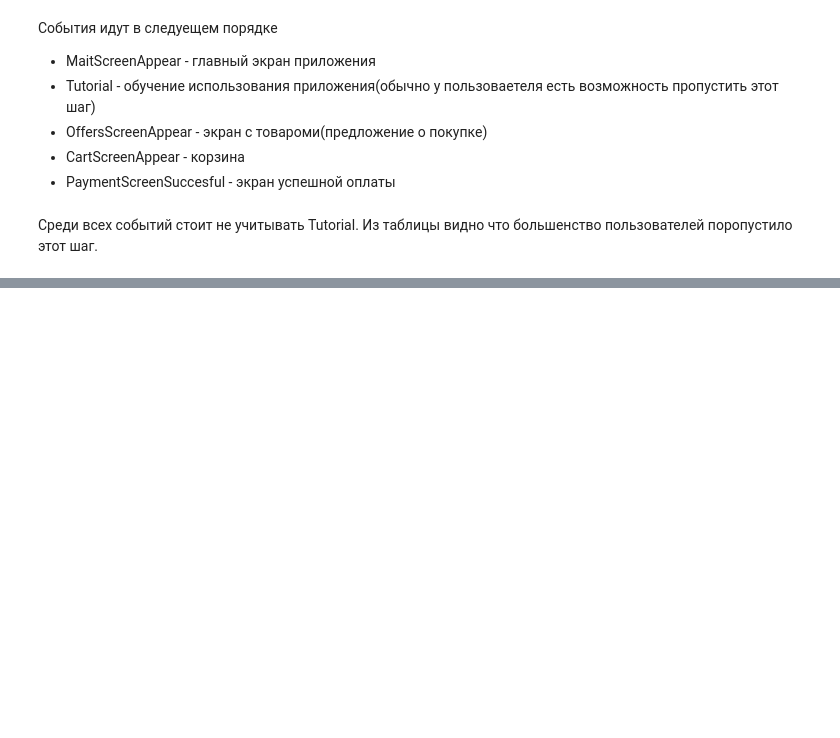
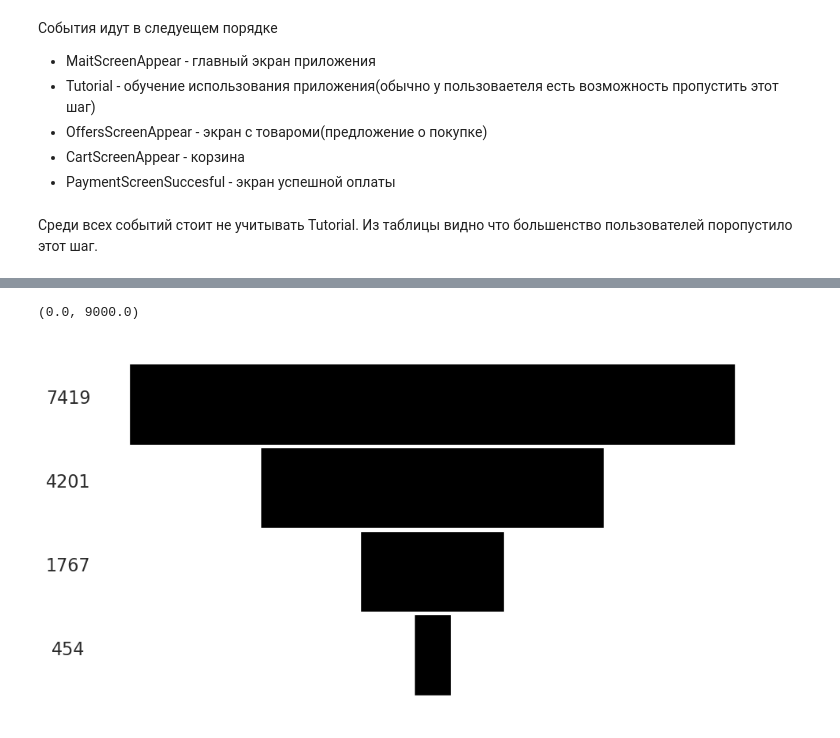
Before and after one commit to DaniilDonike/Practicum-2, a Jupyter notebook: prefab_project.ipynb, the cells around one changed output, grey strips where cells are left out. Cells and saved outputs as stored; diff of their text form; code cells hidden in the pictures; blank space fills up the shorter version.

```diff
--- a/prefab_project.ipynb
+++ b/prefab_project.ipynb
@@ -357,0 +277,16 @@ fig.show()
+# %%
+y = [5,4,3,2,1]
+x = [n_main_screen,n_offer,n_cart,n_payment_successful]
+x_max = 9000
+x_min = 0
+fig, ax = plt.subplots(1, figsize=(12,6))
+for idx, val in enumerate(x):
+    left = (x_max - val)/2
+    plt.barh(y[idx], x[idx], left = left, color='black', height=0.97, edgecolor='white')
+    plt.text(50, y[idx], x[idx], ha='center',
+             fontsize=16, color='#2A2A2A')
+plt.axis('off')
+plt.xlim(x_min, x_max)
+# %% [output]
+(0.0, 9000.0)
+[figure, added]
```
Also changed, not shown: parts of 4 cells of this notebook.
